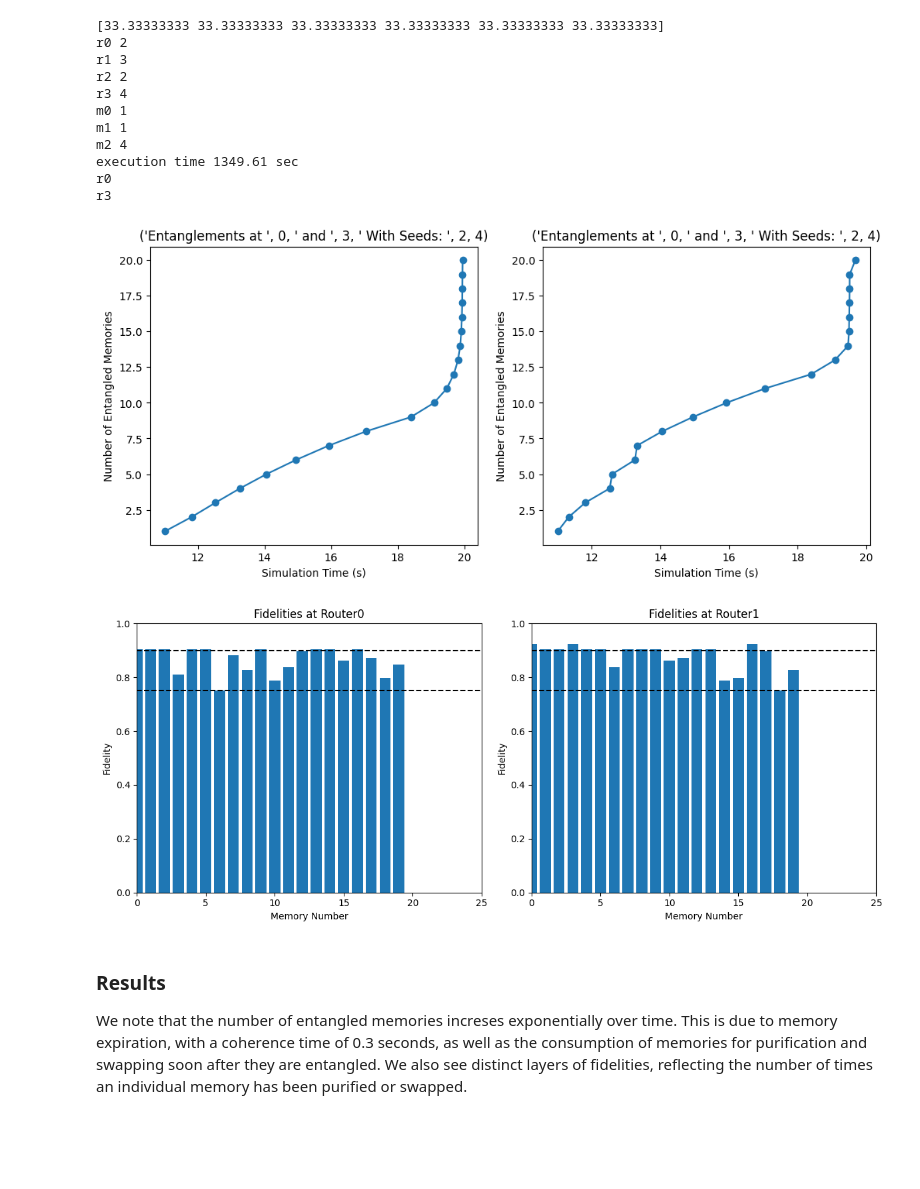
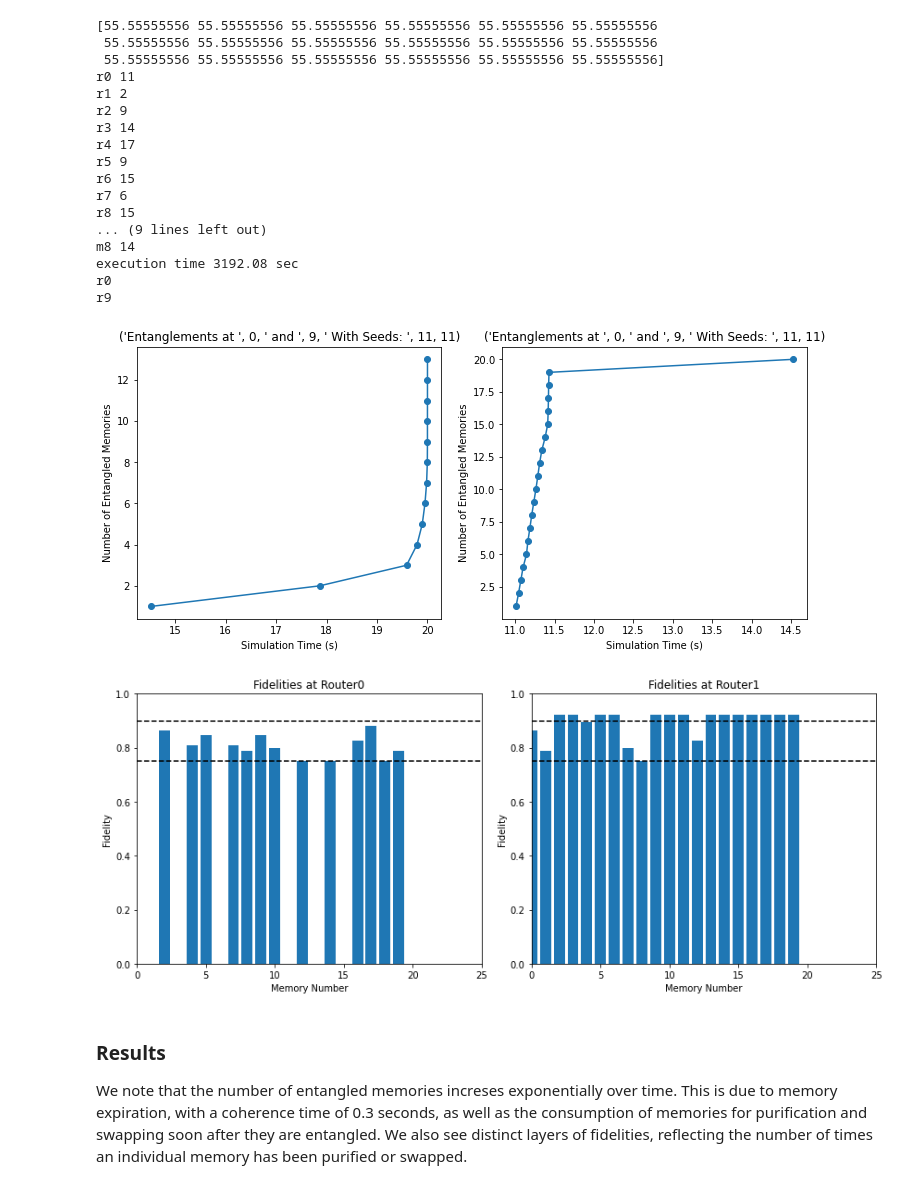
Before and after one commit to cwhowe/SeQUeNCe, a Jupyter notebook: example/outputs/Multi_Node_Framework_WORKING_output_4.ipynb, the cells around one changed output. Saved outputs shown, nothing was run; the diff lists cells and outputs as text; code cells hidden in the pictures; blank space fills up the shorter version.

```diff
--- a/example/outputs/Multi_Node_Framework_WORKING_output_4.ipynb
+++ b/example/outputs/Multi_Node_Framework_WORKING_output_4.ipynb
@@ -5,10 +5,10 @@ run_cycle = 1
 run_cycle = 4
 # %%
 import random
+import datetime
 from ipywidgets import interact
 from matplotlib import pyplot as plt
 import time
-#import cProfile
 import os
 #print("THIS IS THE PATH",os.getcwd(), "END OF PATH")
 import sys
@@ -23,7 +23,9 @@ import numpy as np
 def odd_numbers(start, end):
     return [i for i in range(start, end + 1) if i % 2 != 0]
 
-from line_profiler import profile
+
+now = datetime.datetime.now()
+date_time_str =now.strftime('%Y%m%d_%H%M%S')
 
 
 def test(sim_time, cc_delay, qc_atten, qc_dist, num_nodes, starting_node, desired_node):
@@ -228,7 +230,7 @@ def test(sim_time, cc_delay, qc_atten, qc_dist, num_nodes, starting_node, desire
         plt.title(str_title)
         plt.ylabel("Number of Entangled Memories")
         plt.xlabel("Simulation Time (s)")
-        plt.savefig(f"/home/cwhowe/SeQUeNCe/plots/plot_{i}_{run_cycle}.png")  # Save the current figure
+        plt.savefig(f"/home/uom/howe0427/SeQUeNCe/plots/entanglements_1000km_{desired_node + 1}_{i}_{run_cycle}_{date_time_str}.png")  # Save the current figure
         plt.close()  # Close the figure to free memory
 
     ## display metrics for memory fidelities
@@ -238,48 +240,54 @@ def test(sim_time, cc_delay, qc_atten, qc_dist, num_nodes, starting_node, desire
 
     # display collected metric for memory fidelities on r1
     # in this case, a bar chart of memory fidelity at each index
     for i in range(0,len(routers_to_plot)):
         data = []
         for info in routers_to_plot[i].resource_manager.memory_manager:
             data.append(info.fidelity)
         axs[i].bar(range(len(data)), data)
         axs[i].plot([0, len(data)], [raw_fidelity, raw_fidelity], "k--")
         axs[i].plot([0, len(data)], [0.9, 0.9], "k--")
         axs[i].set_ylim(0,1)
         axs[i].set_xlim(0,25)
         print(routers_to_plot[i].name)
         axs[i].set_title("Fidelities at Router" + str(i))
         axs[i].set_ylabel("Fidelity")
         axs[i].set_xlabel("Memory Number")
 
     fig.tight_layout()
 
 #interactive_plot = interact(test, sim_time=(2000, 4000, 500), cc_delay=(0.1, 1, 0.1), qc_atten=[1e-5, 2e-5, 3e-5], qc_dist=(1, 10, 1))
 #interactive_plot
-num_nodes = 4
+num_nodes = 10
 size = 2*(num_nodes - 1)
 #qc_distances = np.random.randint(1, 9, size)
-tot_distance = 200
+tot_distance = 1000
 qc_distances = np.ones(size) * (tot_distance / size)
 #qc_distances = np.array([1, 1, 1, 1, 1, 1, 1, 1, 1, 1])
 print(qc_distances)
 starting = 0
-desired = 3
+desired = 9
 test(20000, 0.1, 1e-5, qc_distances, num_nodes, starting, desired)
 # %% [output]
-[33.33333333 33.33333333 33.33333333 33.33333333 33.33333333 33.33333333]
-r0 2
-r1 3
-r2 2
-r3 4
-m0 1
-m1 1
-m2 4
-execution time 1349.61 sec
+[55.55555556 55.55555556 55.55555556 55.55555556 55.55555556 55.55555556
+ 55.55555556 55.55555556 55.55555556 55.55555556 55.55555556 55.55555556
+ 55.55555556 55.55555556 55.55555556 55.55555556 55.55555556 55.55555556]
+r0 11
+r1 2
+r2 9
+r3 14
+r4 17
+r5 9
+r6 15
+r7 6
+r8 15
+... (9 lines left out)
+m8 14
+execution time 3192.08 sec
 r0
-r3
+r9
-[figure, old version]
+[figure, new version]
-[figure, old version]
+[figure, new version]
 # %% [markdown]
 ### Results
 
```
Also changed, not shown: 15 other files.
